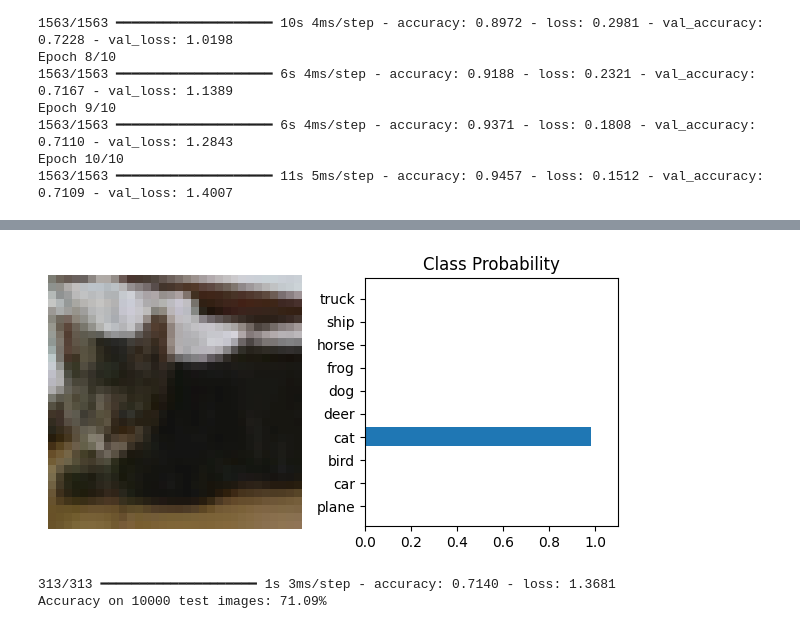
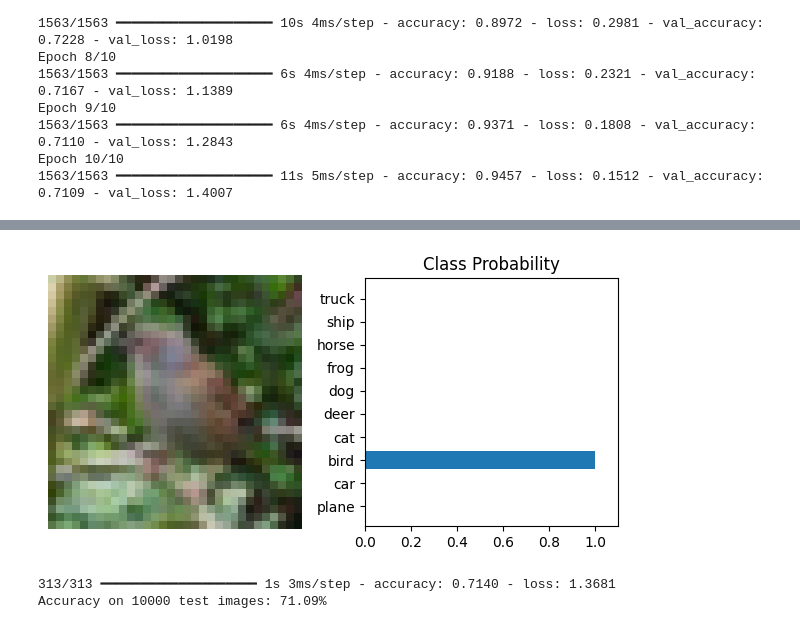
Before and after one commit to Olanle/Image-Classification-Project-001, a Jupyter notebook: 001.ipynb, the cells around one changed output, grey strips where cells are left out. Saved outputs shown, nothing was run; the diff lists cells and outputs as text; code cells hidden in the pictures.

```diff
--- a/001.ipynb
+++ b/001.ipynb
@@ -131,8 +131,11 @@ def view_classification(image, probabilities):
   ax2.set_xlim(0, 1.1)
   plt.tight_layout()
 # %%
-index = 0
-Image, label = test_images[index], test_labels[index]
-probabilities = model.predict(image.reshape(1, 32, 32, 3))
-view_classification(image, probabilities[0])
+index = 65  # or any other index
+image, label = test_images[index], test_labels[index]
+
+input_image = image.reshape(1, 32, 32, 3)  # reshape for model
+probabilities = model.predict(input_image)
+
+view_classification(image, probabilities[0])  # use the current image
 # %% [output]
@@ -140,4 +143,4 @@ view_classification(image, probabilities[0])
-[figure, old version]
+[figure, new version]
 # %%
 test_loss, test_accuracy = model.evaluate(test_images, test_labels)
 print(f'Accuracy on {test_images.shape[0]} test images: {test_accuracy * 100:.2f}%')
```
Also changed, not shown: parts of 1 cell of this notebook.
